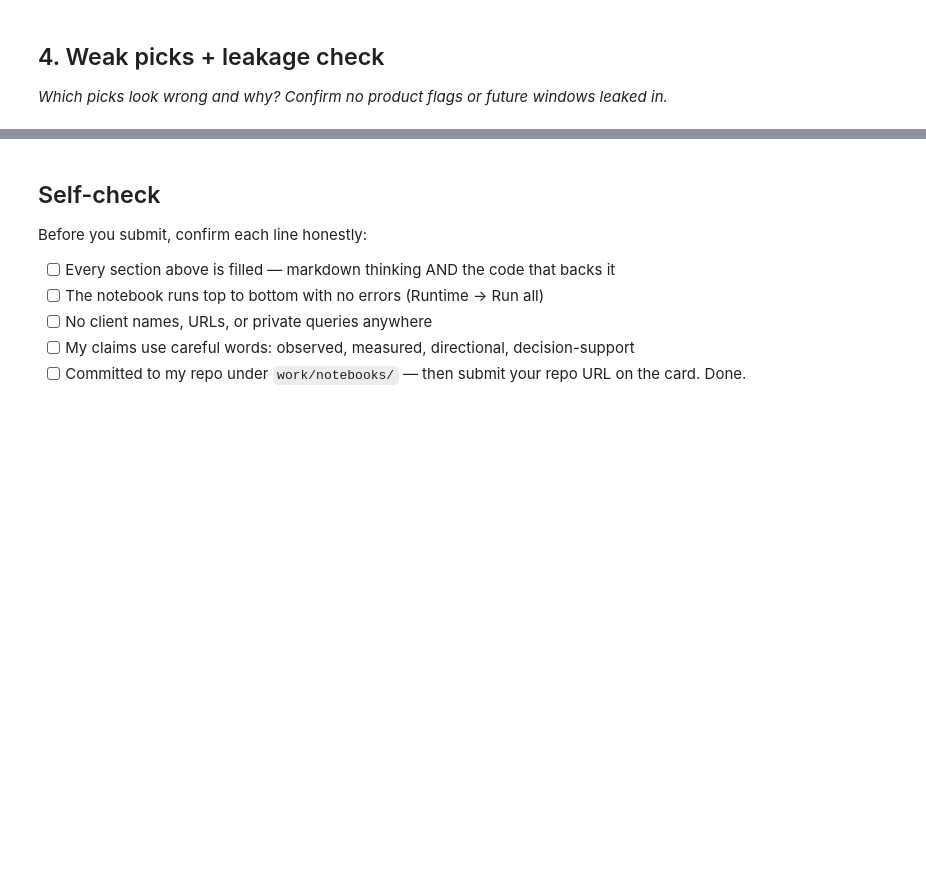
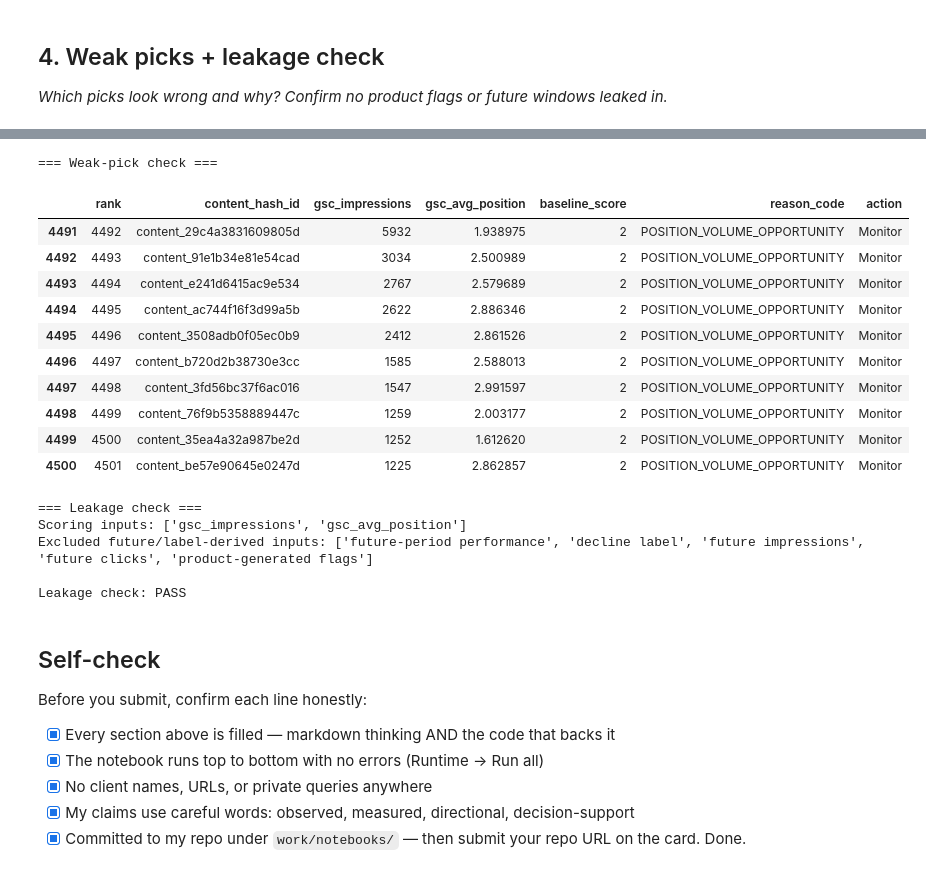
Before and after one commit to shweta1805/flyrank-ml-internship, a Jupyter notebook: work/notebooks/w04_baseline_score.ipynb, the cells around one changed output, grey strips where cells are left out. Drawn from its saved outputs; the diff is of its cells as text; code cells hidden in the pictures; blank space fills up the shorter version.

```diff
--- a/work/notebooks/w04_baseline_score.ipynb
+++ b/work/notebooks/w04_baseline_score.ipynb
@@ -37,10 +292,69 @@ This skeleton is yours to fill. Work the sections **in order** — each one has
+# %%
+print("=== Weak-pick check ===")
+
+weak_picks = baseline_queue[
+    baseline_queue["baseline_score"] <= 2
+].head(10)
+
+display(
+    weak_picks[
+        [
+            "rank",
+            "content_hash_id",
+            "gsc_impressions",
+            "gsc_avg_position",
+            "baseline_score",
+            "reason_code",
+            "action"
+        ]
+    ]
+)
+
+print("\n=== Leakage check ===")
+
+scoring_inputs = [
+    "gsc_impressions",
+    "gsc_avg_position"
+]
+
+print("Scoring inputs:", scoring_inputs)
+
+excluded_fields = [
+    "future-period performance",
+    "decline label",
+    "future impressions",
+    "future clicks",
+    "product-generated flags"
+]
+
+print("Excluded future/label-derived inputs:", excluded_fields)
+
+print("\nLeakage check: PASS")
+# %% [output]
+=== Weak-pick check ===
+|  | rank | content_hash_id | gsc_impressions | gsc_avg_position | baseline_score | reason_code | action |
+| 4491 | 4492 | content_29c4a3831609805d | 5932 | 1.938975 | 2 | POSITION_VOLUME_OPPORTUNITY | Monitor |
+| 4492 | 4493 | content_91e1b34e81e54cad | 3034 | 2.500989 | 2 | POSITION_VOLUME_OPPORTUNITY | Monitor |
+| 4493 | 4494 | content_e241d6415ac9e534 | 2767 | 2.579689 | 2 | POSITION_VOLUME_OPPORTUNITY | Monitor |
+| 4494 | 4495 | content_ac744f16f3d99a5b | 2622 | 2.886346 | 2 | POSITION_VOLUME_OPPORTUNITY | Monitor |
+| 4495 | 4496 | content_3508adb0f05ec0b9 | 2412 | 2.861526 | 2 | POSITION_VOLUME_OPPORTUNITY | Monitor |
+| 4496 | 4497 | content_b720d2b38730e3cc | 1585 | 2.588013 | 2 | POSITION_VOLUME_OPPORTUNITY | Monitor |
+| 4497 | 4498 | content_3fd56bc37f6ac016 | 1547 | 2.991597 | 2 | POSITION_VOLUME_OPPORTUNITY | Monitor |
+| 4498 | 4499 | content_76f9b5358889447c | 1259 | 2.003177 | 2 | POSITION_VOLUME_OPPORTUNITY | Monitor |
+| 4499 | 4500 | content_35ea4a32a987be2d | 1252 | 1.612620 | 2 | POSITION_VOLUME_OPPORTUNITY | Monitor |
+| 4500 | 4501 | content_be57e90645e0247d | 1225 | 2.862857 | 2 | POSITION_VOLUME_OPPORTUNITY | Monitor |
+=== Leakage check ===
+Scoring inputs: ['gsc_impressions', 'gsc_avg_position']
+Excluded future/label-derived inputs: ['future-period performance', 'decline label', 'future impressions', 'future clicks', 'product-generated flags']
+
+Leakage check: PASS
 # %% [markdown]
 ## Self-check
 
 Before you submit, confirm each line honestly:
 
-- [ ] Every section above is filled — markdown thinking AND the code that backs it
-- [ ] The notebook runs top to bottom with no errors (Runtime → Run all)
-- [ ] No client names, URLs, or private queries anywhere
-- [ ] My claims use careful words: observed, measured, directional, decision-support
-- [ ] Committed to my repo under `work/notebooks/` — then submit your repo URL on the card. Done.
+- [x] Every section above is filled — markdown thinking AND the code that backs it
+- [x] The notebook runs top to bottom with no errors (Runtime → Run all)
+- [x] No client names, URLs, or private queries anywhere
+- [x] My claims use careful words: observed, measured, directional, decision-support
+- [x] Committed to my repo under `work/notebooks/` — then submit your repo URL on the card. Done.
```
Also changed, not shown: parts of 11 cells of this notebook.
